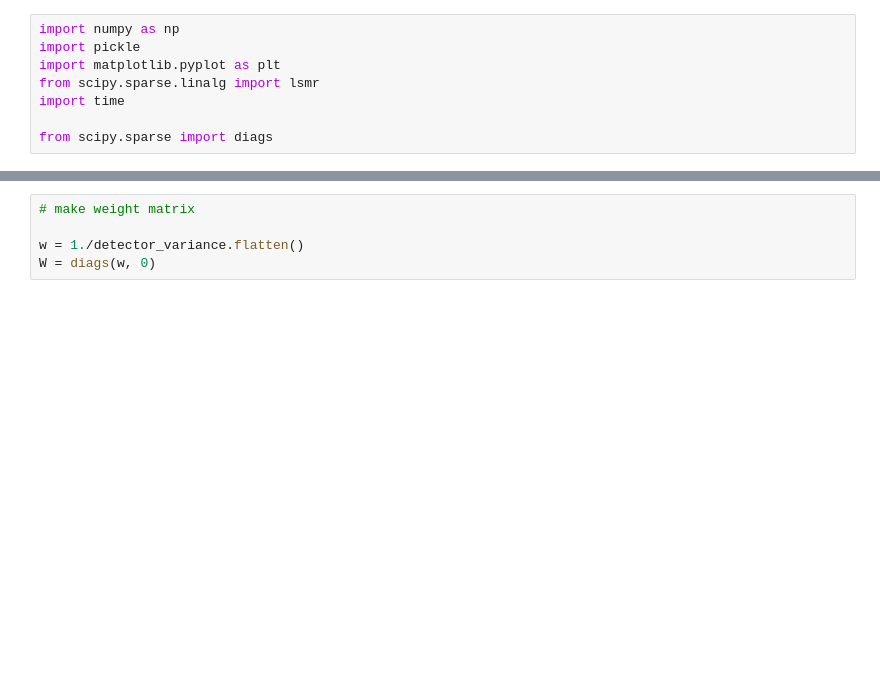
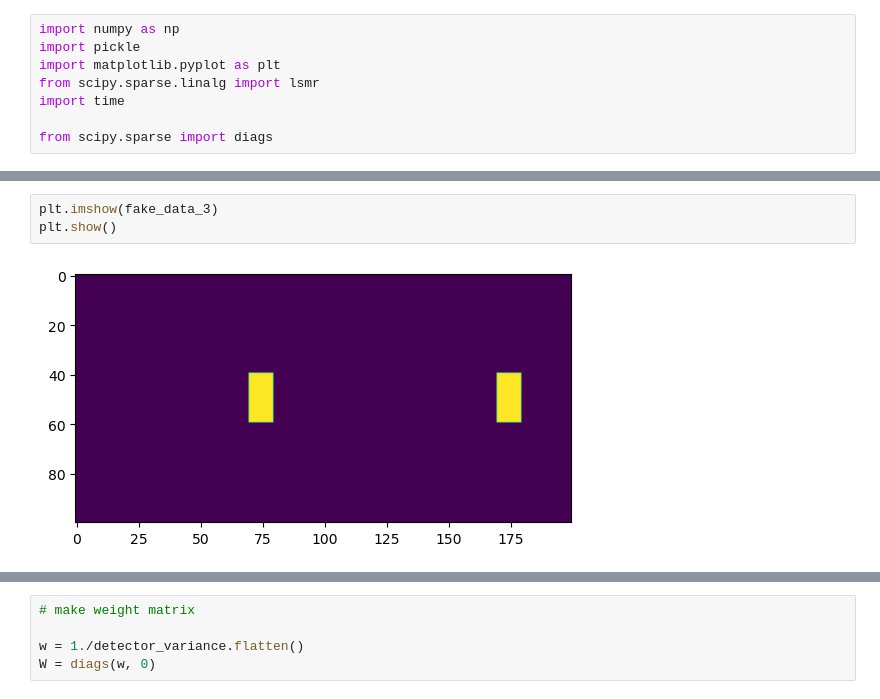
Before and after one commit to mwanakijiji/photonics_spectroscopy, a Jupyter notebook: notebooks_for_development/extract_step.ipynb, the cells around one changed output, grey strips where cells are left out. Drawn from its saved outputs; the diff is of its cells as text; blank space fills up the shorter version.

```diff
--- a/notebooks_for_development/extract_step.ipynb
+++ b/notebooks_for_development/extract_step.ipynb
@@ -45,0 +55,5 @@ plt.show()
+# %%
+plt.imshow(fake_data_3)
+plt.show()
+# %% [output]
+[figure, added]
```
Also changed, not shown: parts of 27 cells of this notebook.
